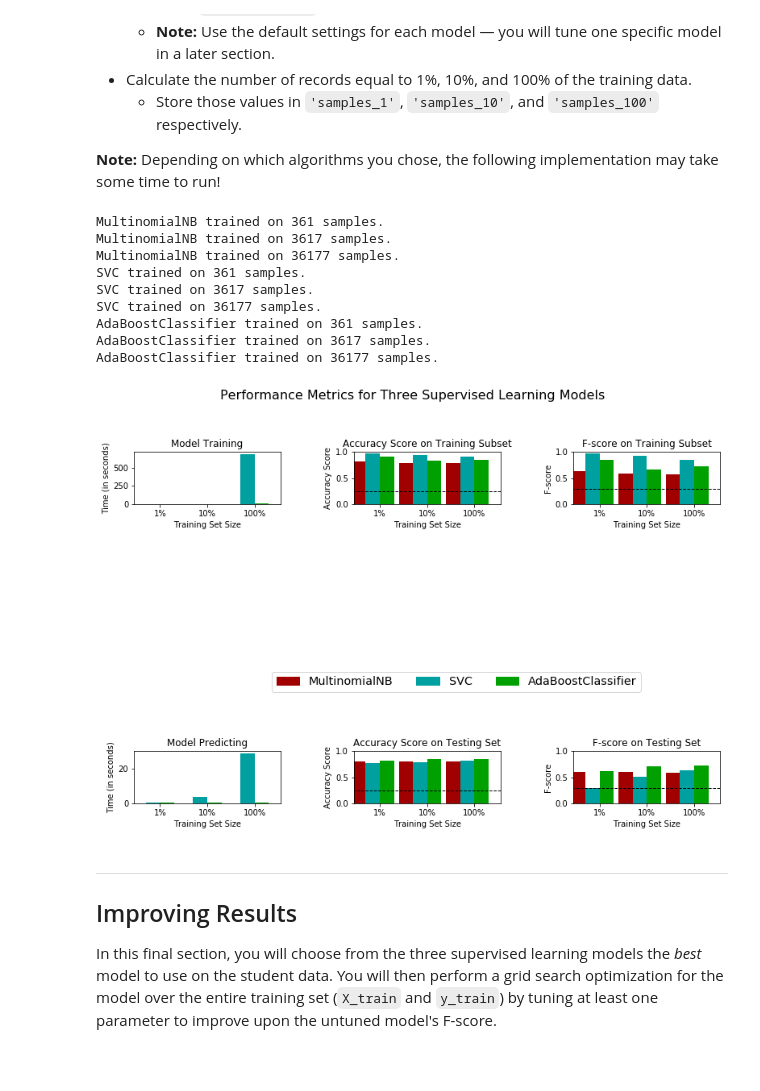
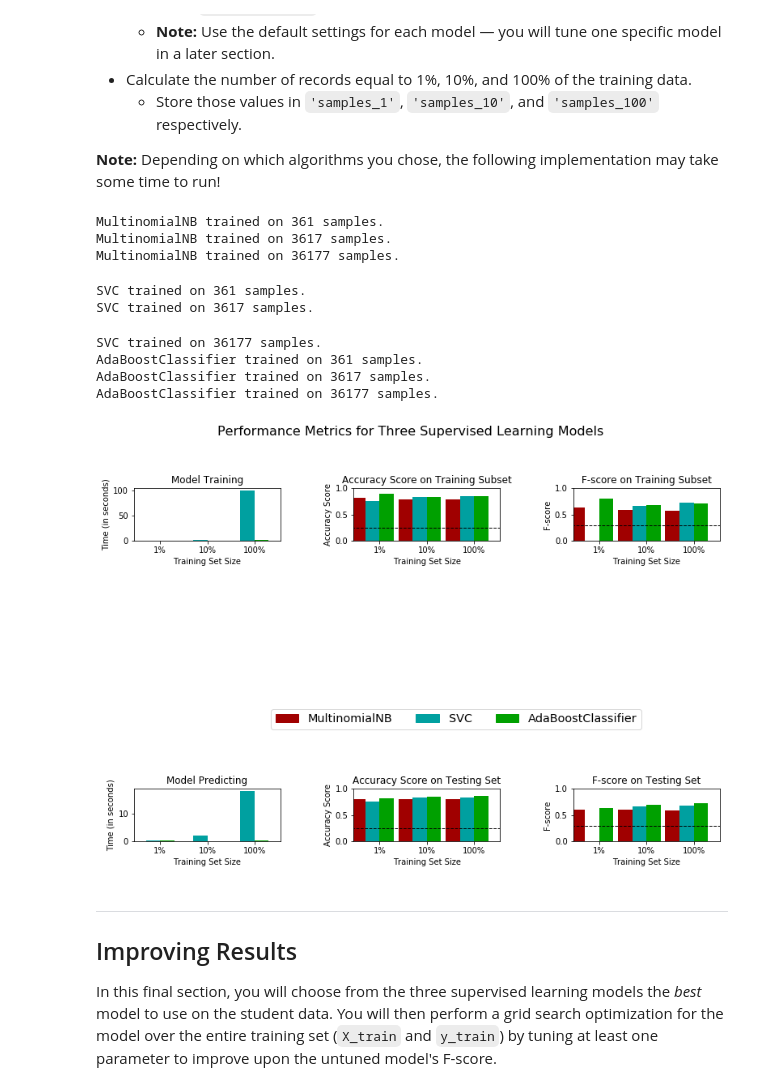
Before and after one commit to LucasBoTang/Finding_Donor, a Jupyter notebook: finding_donors.ipynb, the cells around one changed output. Saved outputs shown, nothing was run; the diff lists cells and outputs as text; code cells hidden in the pictures; blank space fills up the shorter version.

```diff
--- a/finding_donors.ipynb
+++ b/finding_donors.ipynb
@@ -477,42 +477,42 @@ In the code cell, you will need to implement the following:
 from sklearn.naive_bayes import MultinomialNB
 from sklearn.svm import SVC
 from sklearn.ensemble import AdaBoostClassifier
 
 # TODO: Initialize the three models
 clf_A = MultinomialNB()
-clf_B = SVC(kernel='rbf', gamma=20, random_state=135)
-clf_C = AdaBoostClassifier(n_estimators=300, learning_rate=0.2, random_state=135)
+clf_B = SVC(random_state=135)
+clf_C = AdaBoostClassifier(random_state=135)
 
 # TODO: Calculate the number of samples for 1%, 10%, and 100% of the training data
 # HINT: samples_100 is the entire training set i.e. len(y_train)
 # HINT: samples_10 is 10% of samples_100 (ensure to set the count of the values to be `int` and not `float`)
 # HINT: samples_1 is 1% of samples_100 (ensure to set the count of the values to be `int` and not `float`)
 samples_100 = X_train.shape[0]
 samples_10 = samples_100 // 10
 samples_1 = samples_100 // 100
 
 # Collect results on the learners
 results = {}
 for clf in [clf_A, clf_B, clf_C]:
     clf_name = clf.__class__.__name__
     results[clf_name] = {}
     for i, samples in enumerate([samples_1, samples_10, samples_100]):
         results[clf_name][i] = \
         train_predict(clf, samples, X_train, y_train, X_test, y_test)
 
 # Run metrics visualization for the three supervised learning models chosen
 vs.evaluate(results, accuracy, fscore)
 # %% [output]
 MultinomialNB trained on 361 samples.
 MultinomialNB trained on 3617 samples.
 MultinomialNB trained on 36177 samples.
-SVC trained on 361 samples.
-SVC trained on 3617 samples.
-SVC trained on 36177 samples.
-AdaBoostClassifier trained on 361 samples.
-AdaBoostClassifier trained on 3617 samples.
-AdaBoostClassifier trained on 36177 samples.
+SVC trained on 361 samples.
+SVC trained on 3617 samples.
+SVC trained on 36177 samples.
+AdaBoostClassifier trained on 361 samples.
+AdaBoostClassifier trained on 3617 samples.
+AdaBoostClassifier trained on 36177 samples.
-[figure, old version]
+[figure, new version]
 # %% [markdown]
 ----
 ## Improving Results
```
Also changed, not shown: parts of 1 cell of this notebook, 1 other file.
